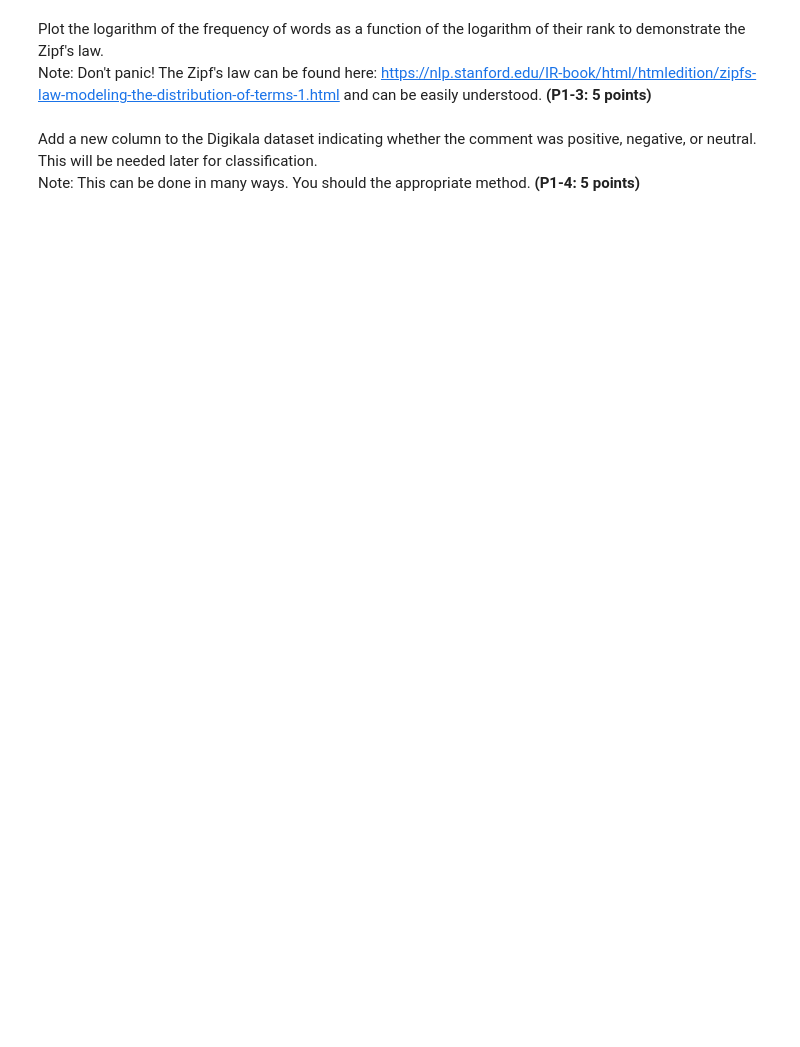
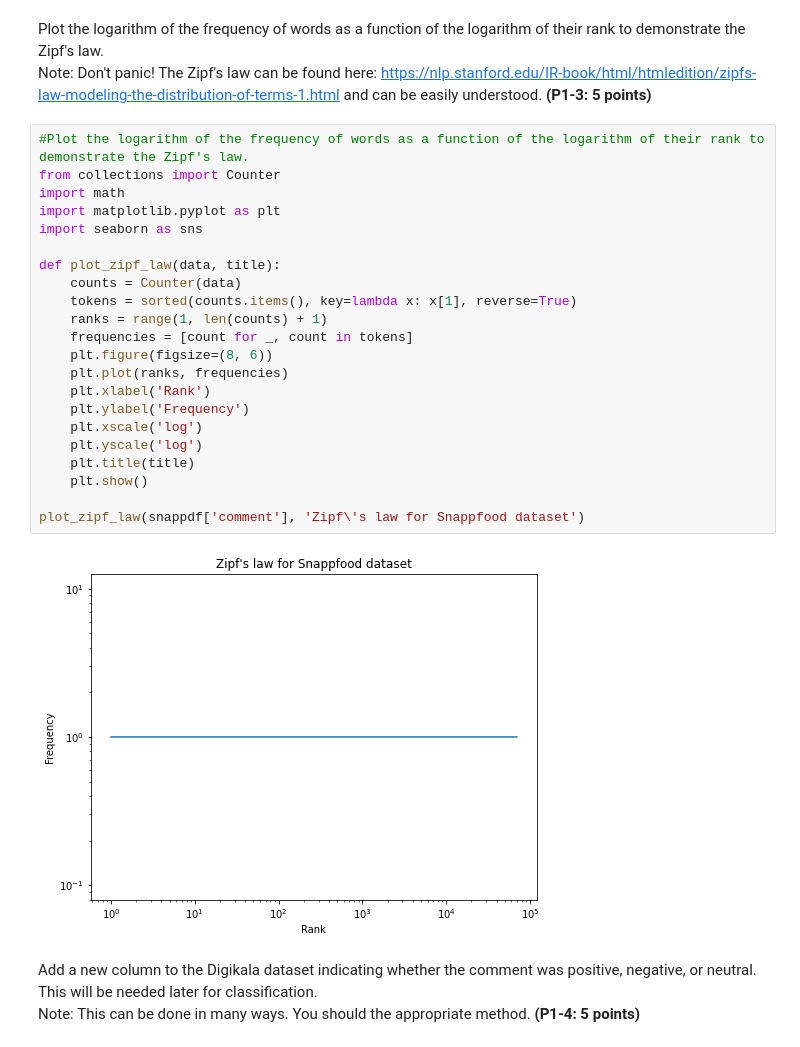
Before and after one commit to Rezaei-Parham/Machine-Learning-CE40477, a Jupyter notebook: Project/ml-fall-2023-project.ipynb, the cells around one changed output. Cells and saved outputs as stored; diff of their text form; blank space fills up the shorter version.

```diff
--- a/Project/ml-fall-2023-project.ipynb
+++ b/Project/ml-fall-2023-project.ipynb
@@ -20,6 +72,30 @@ Represent the distribution of comments in the Snappfood dataset in terms of bein
 # %% [markdown]
 Plot the logarithm of the frequency of words as a function of the logarithm of their rank to demonstrate the Zipf's law. <br>
 Note: Don't panic! The Zipf's law can be found here: https://nlp.stanford.edu/IR-book/html/htmledition/zipfs-law-modeling-the-distribution-of-terms-1.html and can be easily understood. **(P1-3: 5 points)**
+# %%
+#Plot the logarithm of the frequency of words as a function of the logarithm of their rank to demonstrate the Zipf's law.
+from collections import Counter
+import math
+import matplotlib.pyplot as plt
+import seaborn as sns
+
+def plot_zipf_law(data, title):
+    counts = Counter(data)
+    tokens = sorted(counts.items(), key=lambda x: x[1], reverse=True)
+    ranks = range(1, len(counts) + 1)
+    frequencies = [count for _, count in tokens]
+    plt.figure(figsize=(8, 6))
+    plt.plot(ranks, frequencies)
+    plt.xlabel('Rank')
+    plt.ylabel('Frequency')
+    plt.xscale('log')
+    plt.yscale('log')
+    plt.title(title)
+    plt.show()
+
+plot_zipf_law(snappdf['comment'], 'Zipf\'s law for Snappfood dataset')
+# %% [output]
+[figure, added]
 # %% [markdown]
 Add a new column to the Digikala dataset indicating whether the comment was positive, negative, or neutral. This will be needed later for classification. <br>
 Note: This can be done in many ways. You should the appropriate method. **(P1-4: 5 points)**
```
Also changed, not shown: parts of 9 cells of this notebook.
